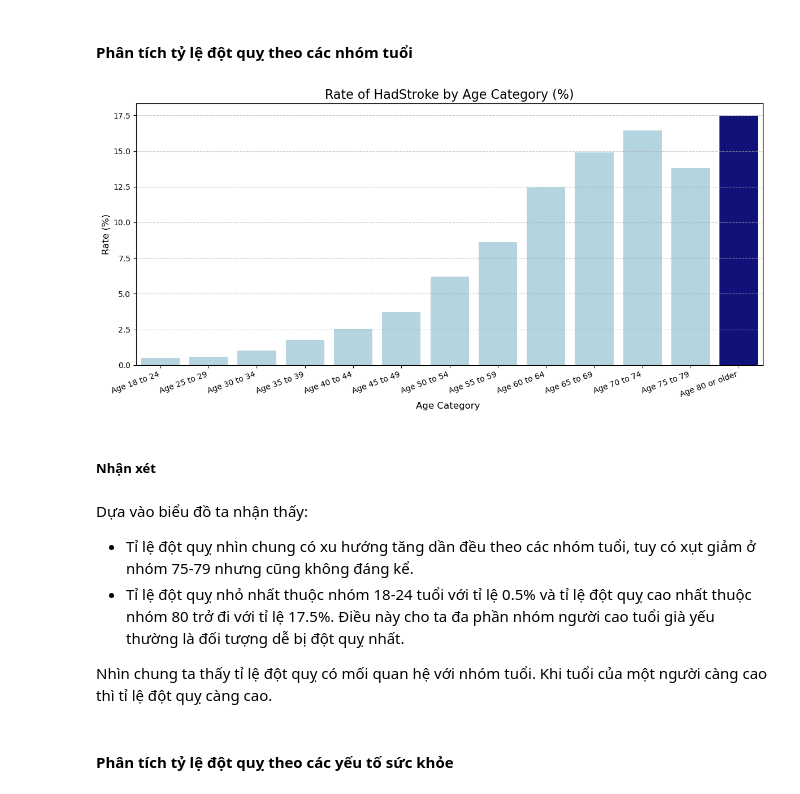
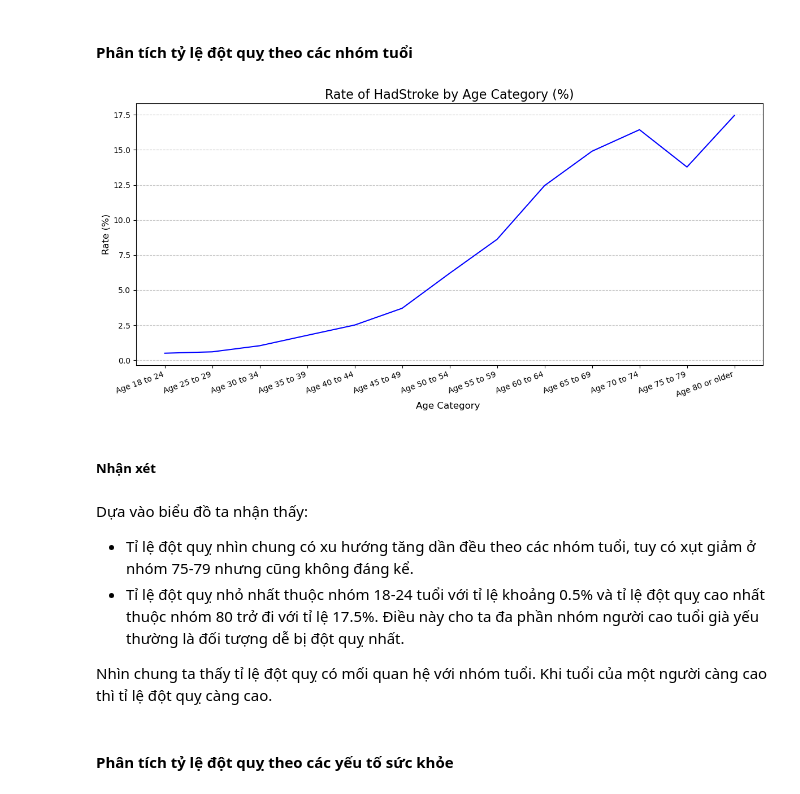
Before and after one commit to HoanggNguyen/LTKHDL_22-21, a Jupyter notebook: LTKHDL_MHoang.ipynb, the cells around one changed output. Drawn from its saved outputs; the diff is of its cells as text; code cells hidden in the pictures.

Commit message:
Update chart

```diff
--- a/LTKHDL_MHoang.ipynb
+++ b/LTKHDL_MHoang.ipynb
@@ -99,33 +99,32 @@ df['ECigaretteUsage'] = df['ECigaretteUsage'].replace(label_mapping_ecig)
 # %%
 # Lọc dữ liệu liên quan đến đột quỵ và nhóm tuổi
 stroke_by_age = df[df['HadStroke'] == 'Yes']['AgeCategory'].value_counts(normalize=True).sort_index()
 
 # Tính tỷ lệ phần trăm cho từng nhóm tuổi
 stroke_by_age_percentage = stroke_by_age * 100
 
 max_index = stroke_by_age_percentage.idxmax()
 colors = ['lightblue' if age != max_index else 'darkblue' for age in stroke_by_age_percentage.index]
 
 # Vẽ biểu đồ
 plt.figure(figsize=(12, 6))
-sns.barplot(x=stroke_by_age_percentage.index, y=stroke_by_age_percentage.values,
-            hue=stroke_by_age_percentage.index,legend=False, palette=colors)
+sns.lineplot(x=stroke_by_age_percentage.index, y=stroke_by_age_percentage.values, color='blue')
 plt.xticks(rotation=20, ha='right')
 plt.title('Rate of HadStroke by Age Category (%)', fontsize=16)
 plt.xlabel('Age Category ', fontsize=12)
 plt.ylabel('Rate (%)', fontsize=12)
 plt.grid(axis='y',linestyle='--',alpha=0.7)
 plt.tight_layout()
 plt.show()
 # %% [output]
-[figure, old version]
+[figure, new version]
 # %% [markdown]
 ##### Nhận xét
 # %% [markdown]
 Dựa vào biểu đồ ta nhận thấy:
 
 - Tỉ lệ đột quỵ nhìn chung có xu hướng tăng dần đều theo các nhóm tuổi, tuy có xụt giảm ở nhóm 75-79 nhưng cũng không đáng kể.
-- Tỉ lệ đột quỵ nhỏ nhất thuộc nhóm 18-24 tuổi với tỉ lệ 0.5% và tỉ lệ đột quỵ cao nhất thuộc nhóm 80 trở đi với tỉ lệ 17.5%. Điều này cho ta đa phần nhóm người cao tuổi già yếu thường là đối tượng dễ bị đột quỵ nhất.
+- Tỉ lệ đột quỵ nhỏ nhất thuộc nhóm 18-24 tuổi với tỉ lệ khoảng 0.5% và tỉ lệ đột quỵ cao nhất thuộc nhóm 80 trở đi với tỉ lệ 17.5%. Điều này cho ta đa phần nhóm người cao tuổi già yếu thường là đối tượng dễ bị đột quỵ nhất.
 
 Nhìn chung ta thấy tỉ lệ đột quỵ có mối quan hệ với nhóm tuổi. Khi tuổi của một người càng cao thì tỉ lệ đột quỵ càng cao.
 # %% [markdown]
```
Also changed, not shown: parts of 2 cells of this notebook, 1 other file.
